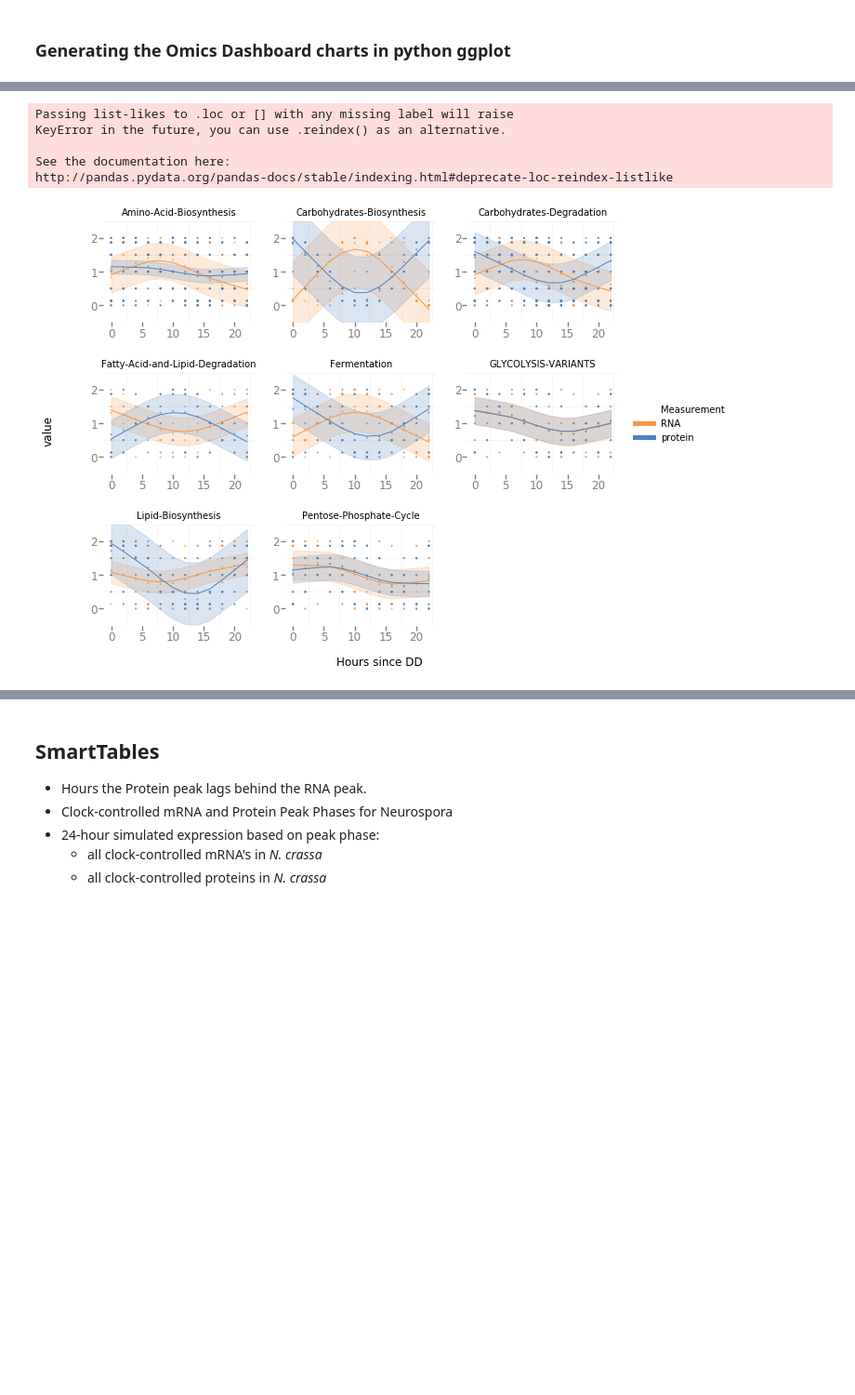
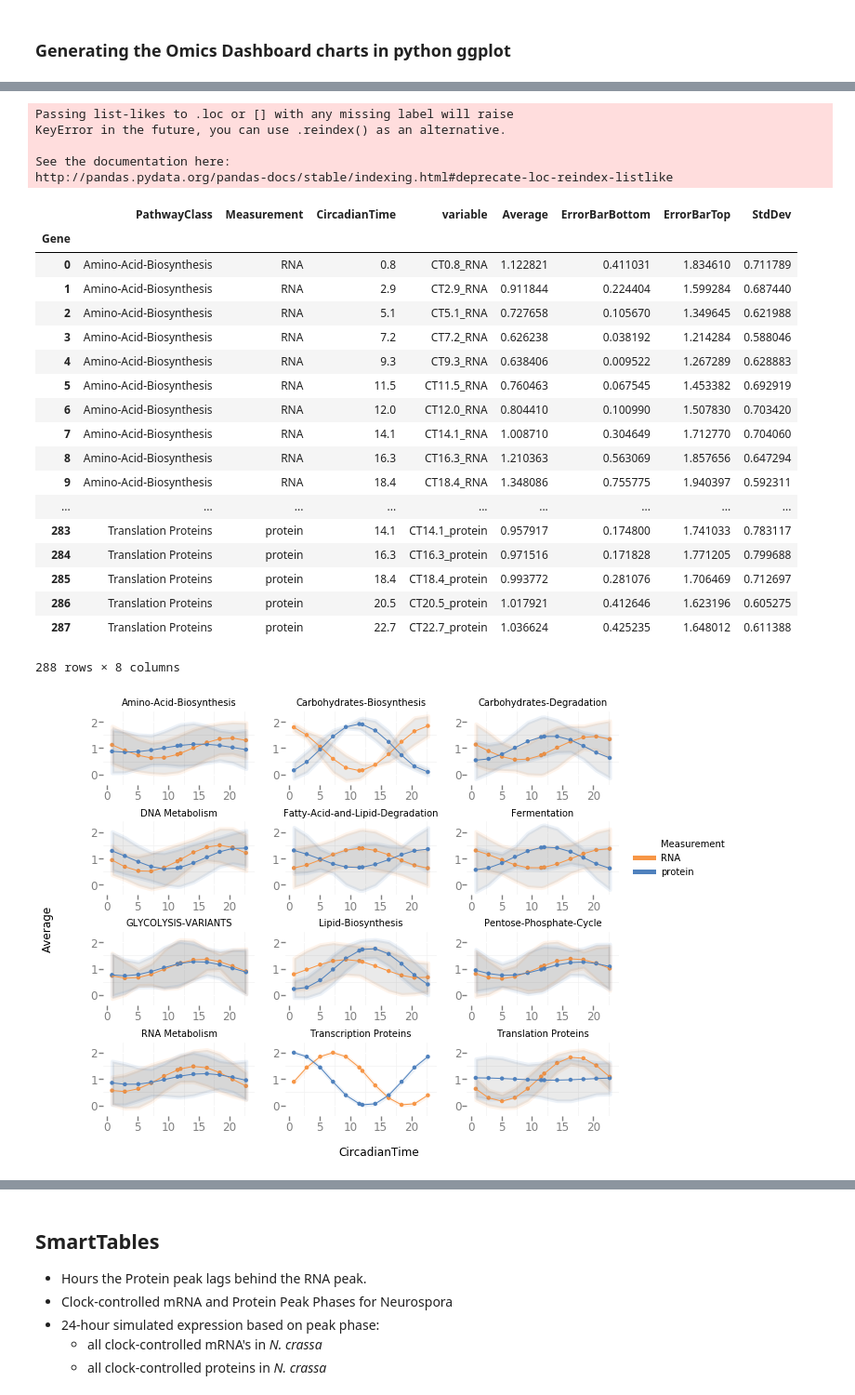
Before and after one commit to djinnome/PeakPhases, a Jupyter notebook: PeakPhaseAnalysis.ipynb, the cells around one changed output, grey strips where cells are left out. Shown at 93% size. Drawn from its saved outputs; the diff is of its cells as text; code cells hidden in the pictures; blank space fills up the shorter version.

Commit message:
Added Circadian Time to plots

```diff
--- a/PeakPhaseAnalysis.ipynb
+++ b/PeakPhaseAnalysis.ipynb
@@ -213,49 +368,87 @@ pwy_classes = ['Amino-Acid-Biosynthesis',
  'Fermentation',
  'GLYCOLYSIS-VARIANTS',
  'Lipid-Biosynthesis',
- 'Pentose-Phosphate-Cycle']
+ 'Pentose-Phosphate-Cycle',
+  'DNA Metabolism',
+ 'RNA Metabolism',
+ 'Transcription Proteins',
+ 'Translation Proteins'
+]
 pwy_data = {}
 melted_pwy_data = {}
 stat_data = {}
-protein_and_rna_oscillations = pd.read_table('ProteinAndRNAOscillations24.tsv',index_col='$Gene')
+protein_and_rna_circadian_oscillations = pd.read_table('ProteinAndRNACircadianOscillations24.tsv',index_col='$Gene')
 for pwy in pwy_classes:
-    pwy_genes = pd.read_table('genes-of-{}.tab'.format(pwy),index_col='Gene')
-    pwy_data[pwy] =protein_and_rna_oscillations.loc[pwy_genes.index].dropna()
+    pwy_genes = pd.read_table('genes-of-{}.tab'.format(pwy.replace(' ', '-')),index_col='Gene')
+    pwy_data[pwy] =protein_and_rna_circadian_oscillations.loc[pwy_genes.index].dropna()
     pwy_data[pwy].loc['Average'] = pwy_data[pwy].mean(axis=0)
     pwy_data[pwy].index.name='Gene'
     melted_pwy_data[pwy] = pwy_data[pwy].reset_index().melt(id_vars='Gene')
     melted_pwy_data[pwy]['Average'] = melted_pwy_data[pwy]['Gene'] == 'Average'
     #melted_pwy_data[pwy]['StdDev'] = melted_pwy_data[pwy]['Gene'] == 'StdDev'
-    melted_pwy_data[pwy]['Hours since DD'] =  melted_pwy_data[pwy]['variable'].str.extract(r'^(\d+)',expand=False).astype(int)
+    #display(melted_pwy_data[pwy])
+    melted_pwy_data[pwy]['CircadianTime'] =  melted_pwy_data[pwy]['variable'].str.extract(r'CT([^_]+)_',expand=False).astype(float)
     melted_pwy_data[pwy]['Measurement'] = melted_pwy_data[pwy]['variable'].str.split('_').str.get(1)
     melted_pwy_data[pwy]['PathwayClass'] = pwy
-    melted_pwy_data[pwy].to_csv('{}-rna-and-protein-oscillations.tab'.format(pwy),sep='\t',index=False)
+    melted_pwy_data[pwy].to_csv('{}-rna-and-protein-oscillations.tab'.format(pwy.replace(' ', '-')),sep='\t',index=False)
     pwy_data[pwy].loc['StdDev'] = pwy_data[pwy].std(axis=0)
-    pwy_data[pwy].loc['ErrorBarBottom'] = pwy_data[pwy].loc['Average'] - 0.5*pwy_data[pwy].loc['StdDev']
-    pwy_data[pwy].loc['ErrorBarTop'] = pwy_data[pwy].loc['Average'] + 0.5*pwy_data[pwy].loc['StdDev']
+    pwy_data[pwy].loc['ErrorBarBottom'] = pwy_data[pwy].loc['Average'] - pwy_data[pwy].loc['StdDev']
+    pwy_data[pwy].loc['ErrorBarTop'] = pwy_data[pwy].loc['Average'] + pwy_data[pwy].loc['StdDev']
     stat_data[pwy] = pwy_data[pwy].loc[['Average','StdDev','ErrorBarBottom','ErrorBarTop']]
     stat_data[pwy]['PathwayClass'] = pwy
     stat_data[pwy] = stat_data[pwy].reset_index()
 #stat_pwy_data = pd.concat(pwy_data.values(),ignore_index=True)
 #display(stat_pwy_data)
 all_pwy_data = pd.concat(melted_pwy_data.values(),ignore_index=True)
 all_pwy_data.to_csv('pwy-rna-and-protein-oscillations.tab',sep='\t',index=False)
 #display(all_pwy_data)
 #avg_pwy_data =
-p = ggplot(aes(x='Hours since DD', y='value', color='Measurement'),data=all_pwy_data) + \
-    geom_point(size=5, alpha=0.6)  + \
-    stat_smooth(method='loess', size=1, window=20, alpha=0.001) + \
+
+
+melted_stat_data = pd.concat(stat_data.values(),ignore_index=True).melt(id_vars=['PathwayClass','Gene'])
+melted_stat_data['CircadianTime'] =  melted_stat_data['variable'].str.extract(r'CT([^_]+)_',expand=False).astype(float)
+melted_stat_data['Measurement'] = melted_stat_data['variable'].str.split('_').str.get(1)
+melted_stat_data = melted_stat_data.set_index(['PathwayClass','Measurement','CircadianTime','variable','Gene']).unstack().reset_index()
+#ggplot(aes(x='Hours since DD', y='value', color='Measurement'),data=all_pwy_data) + geom_point()  +  facet_wrap('PathwayClass') + scale_color_manual(values=['#F79646','#4F81BD']) + theme_bw()
+for idx in ['Average', u'ErrorBarBottom', u'ErrorBarTop',
+       u'StdDev']:
+        melted_stat_data[idx] = melted_stat_data['value',idx]
+del melted_stat_data['value']
+display(melted_stat_data)
+p = ggplot( aes(x='CircadianTime', y='Average', color='Measurement'),
+           data=melted_stat_data) +\
+    geom_ribbon(aes(x='CircadianTime',ymin='ErrorBarBottom',ymax='ErrorBarTop', size=4, alpha=0.1)) + \
+    geom_point(alpha=1, size=20) + \
+    geom_line(alpha=1,size=1) +\
     facet_wrap('PathwayClass') + \
     scale_color_manual(values=['#F79646','#4F81BD']) + \
-    theme_bw() + \
-    ylim(-0.5,2.5)
-
-
-p.save('ProteinAndRNAOscillations.pdf')
+    theme_bw()
+p
+p.save('MeanAndStdRNAandProteinCircadianOscillations.pdf')
+#geom_point(aes(x='Hours since DD', y='Average', color='Measurement')) + \
 # %% [output]
 Passing list-likes to .loc or [] with any missing label will raise
 KeyError in the future, you can use .reindex() as an alternative.
 
 See the documentation here:
 http://pandas.pydata.org/pandas-docs/stable/indexing.html#deprecate-loc-reindex-listlike
+|  | PathwayClass | Measurement | CircadianTime | variable | Average | ErrorBarBottom | ErrorBarTop | StdDev |
+| Gene |  |  |  |  |  |  |  |  |
+| 0 | Amino-Acid-Biosynthesis | RNA | 0.8 | CT0.8_RNA | 1.122821 | 0.411031 | 1.834610 | 0.711789 |
+| 1 | Amino-Acid-Biosynthesis | RNA | 2.9 | CT2.9_RNA | 0.911844 | 0.224404 | 1.599284 | 0.687440 |
+| 2 | Amino-Acid-Biosynthesis | RNA | 5.1 | CT5.1_RNA | 0.727658 | 0.105670 | 1.349645 | 0.621988 |
+| 3 | Amino-Acid-Biosynthesis | RNA | 7.2 | CT7.2_RNA | 0.626238 | 0.038192 | 1.214284 | 0.588046 |
+| 4 | Amino-Acid-Biosynthesis | RNA | 9.3 | CT9.3_RNA | 0.638406 | 0.009522 | 1.267289 | 0.628883 |
+| 5 | Amino-Acid-Biosynthesis | RNA | 11.5 | CT11.5_RNA | 0.760463 | 0.067545 | 1.453382 | 0.692919 |
+| 6 | Amino-Acid-Biosynthesis | RNA | 12.0 | CT12.0_RNA | 0.804410 | 0.100990 | 1.507830 | 0.703420 |
+| 7 | Amino-Acid-Biosynthesis | RNA | 14.1 | CT14.1_RNA | 1.008710 | 0.304649 | 1.712770 | 0.704060 |
+| 8 | Amino-Acid-Biosynthesis | RNA | 16.3 | CT16.3_RNA | 1.210363 | 0.563069 | 1.857656 | 0.647294 |
+| 9 | Amino-Acid-Biosynthesis | RNA | 18.4 | CT18.4_RNA | 1.348086 | 0.755775 | 1.940397 | 0.592311 |
+| ... | ... | ... | ... | ... | ... | ... | ... | ... |
+| 283 | Translation Proteins | protein | 14.1 | CT14.1_protein | 0.957917 | 0.174800 | 1.741033 | 0.783117 |
+| 284 | Translation Proteins | protein | 16.3 | CT16.3_protein | 0.971516 | 0.171828 | 1.771205 | 0.799688 |
+| 285 | Translation Proteins | protein | 18.4 | CT18.4_protein | 0.993772 | 0.281076 | 1.706469 | 0.712697 |
+| 286 | Translation Proteins | protein | 20.5 | CT20.5_protein | 1.017921 | 0.412646 | 1.623196 | 0.605275 |
+| 287 | Translation Proteins | protein | 22.7 | CT22.7_protein | 1.036624 | 0.425235 | 1.648012 | 0.611388 |
+288 rows × 8 columns
-[figure, old version]
+[figure, new version]
```
Also changed, not shown: parts of 24 cells of this notebook, 39 other files.
